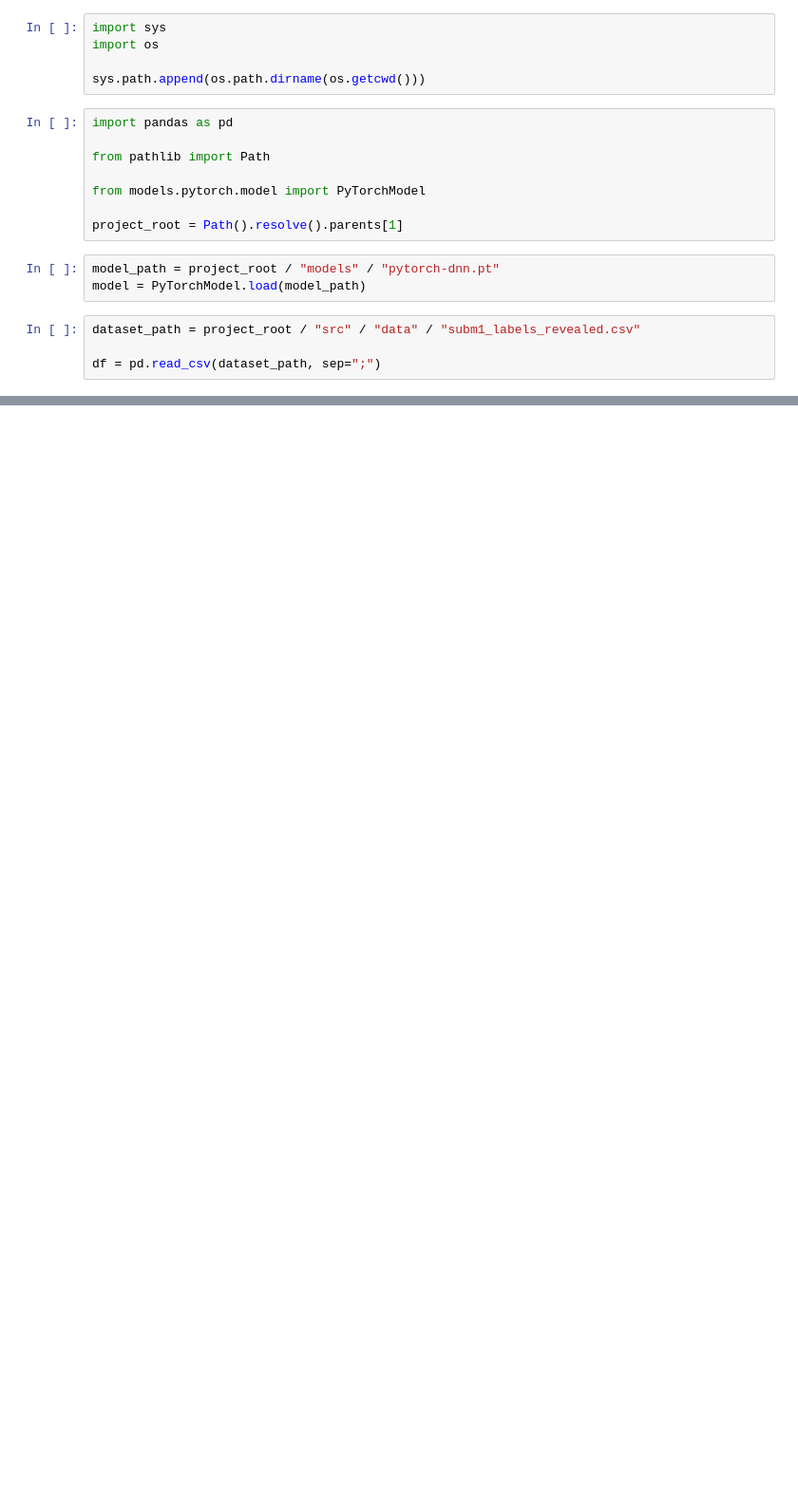
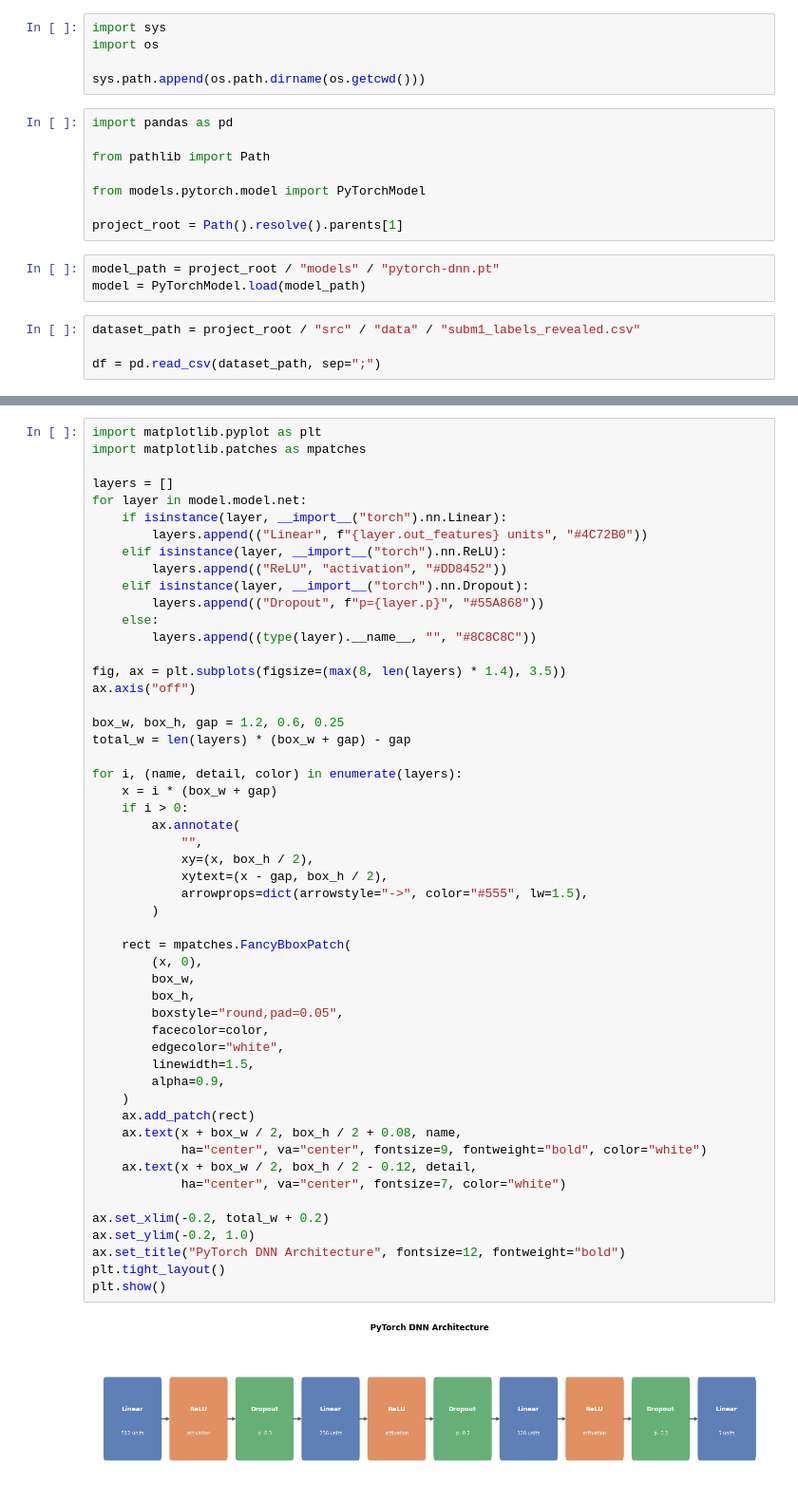
Before and after one commit to MIA-CDFR/AP, a Jupyter notebook: src/models/subm-g8-MIA-pytorch-dnn.ipynb, the cells around one changed output, grey strips where cells are left out. Shown at 95% size. Drawn from its saved outputs; the diff is of its cells as text; blank space fills up the shorter version.

```diff
--- a/src/models/subm-g8-MIA-pytorch-dnn.ipynb
+++ b/src/models/subm-g8-MIA-pytorch-dnn.ipynb
@@ -40,0 +41,54 @@ plt.show()
+# %%
+import matplotlib.pyplot as plt
+import matplotlib.patches as mpatches
+
+layers = []
+for layer in model.model.net:
+    if isinstance(layer, __import__("torch").nn.Linear):
+        layers.append(("Linear", f"{layer.out_features} units", "#4C72B0"))
+    elif isinstance(layer, __import__("torch").nn.ReLU):
+        layers.append(("ReLU", "activation", "#DD8452"))
+    elif isinstance(layer, __import__("torch").nn.Dropout):
+        layers.append(("Dropout", f"p={layer.p}", "#55A868"))
+    else:
+        layers.append((type(layer).__name__, "", "#8C8C8C"))
+
+fig, ax = plt.subplots(figsize=(max(8, len(layers) * 1.4), 3.5))
+ax.axis("off")
+
+box_w, box_h, gap = 1.2, 0.6, 0.25
+total_w = len(layers) * (box_w + gap) - gap
+
+for i, (name, detail, color) in enumerate(layers):
+    x = i * (box_w + gap)
+    if i > 0:
+        ax.annotate(
+            "",
+            xy=(x, box_h / 2),
+            xytext=(x - gap, box_h / 2),
+            arrowprops=dict(arrowstyle="->", color="#555", lw=1.5),
+        )
+
+    rect = mpatches.FancyBboxPatch(
+        (x, 0),
+        box_w,
+        box_h,
+        boxstyle="round,pad=0.05",
+        facecolor=color,
+        edgecolor="white",
+        linewidth=1.5,
+        alpha=0.9,
+    )
+    ax.add_patch(rect)
+    ax.text(x + box_w / 2, box_h / 2 + 0.08, name,
+            ha="center", va="center", fontsize=9, fontweight="bold", color="white")
+    ax.text(x + box_w / 2, box_h / 2 - 0.12, detail,
+            ha="center", va="center", fontsize=7, color="white")
+
+ax.set_xlim(-0.2, total_w + 0.2)
+ax.set_ylim(-0.2, 1.0)
+ax.set_title("PyTorch DNN Architecture", fontsize=12, fontweight="bold")
+plt.tight_layout()
+plt.show()
+# %% [output]
+[figure, added]
```
Also changed, not shown: parts of 3 cells of this notebook, 11 other files.
